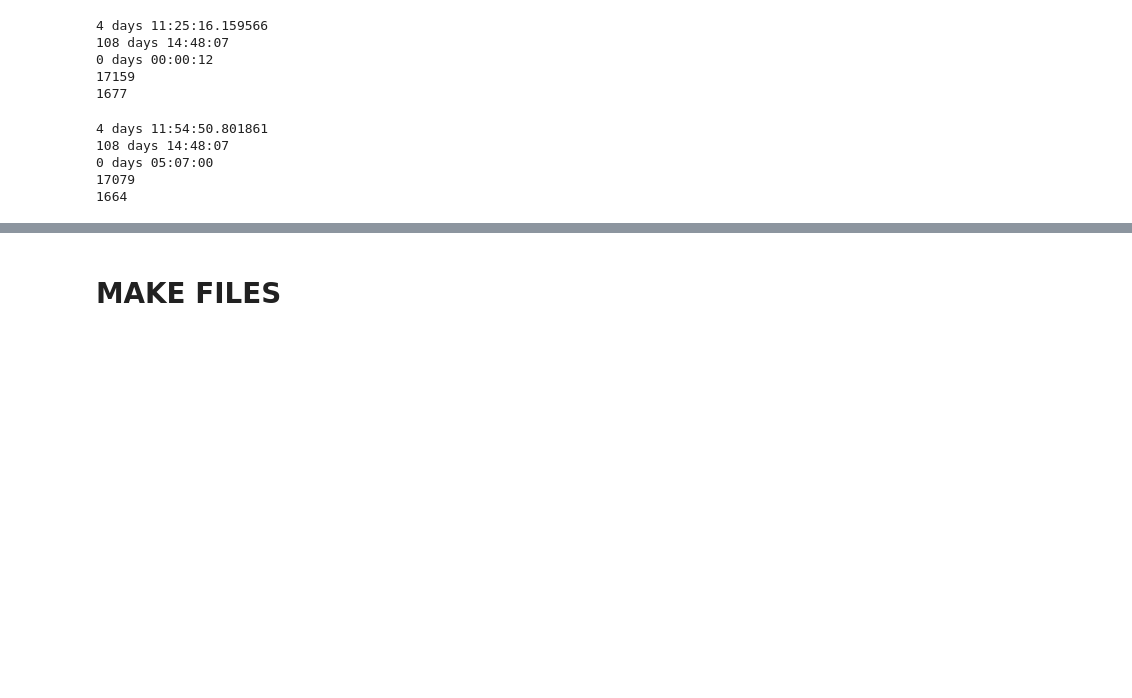
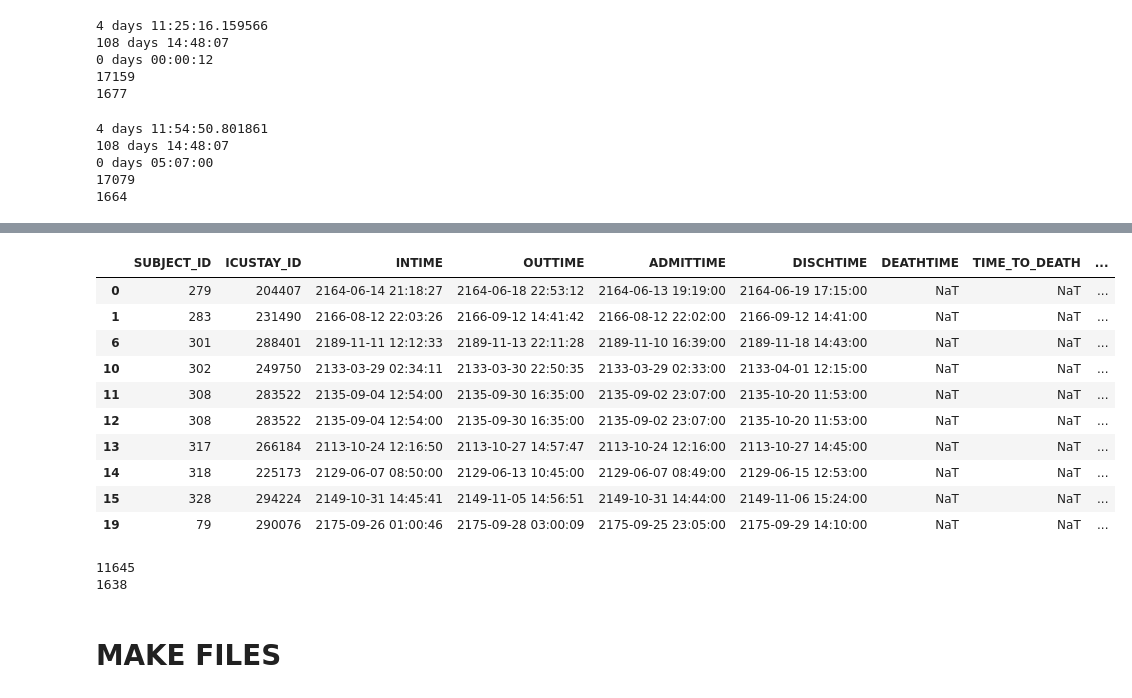
Before and after one commit to andresmore/HR_Analysis, a Jupyter notebook: HR_Analysis/LoadDataMimic.ipynb, the cells around one changed output, grey strips where cells are left out. Saved outputs shown, nothing was run; the diff lists cells and outputs as text; code cells hidden in the pictures; blank space fills up the shorter version.

Commit message:
merge with signal durations based on physiobank links
file with signal durations based on file headers

```diff
--- a/HR_Analysis/LoadDataMimic.ipynb
+++ b/HR_Analysis/LoadDataMimic.ipynb
@@ -358,3 +358,7 @@ print(len(all_data[all_data.DEATHTIME.isna()==False])) # how many died
 0 days 05:07:00
 17079
 1664
+# %%
+signal_data = pd.read_csv('signal_data.csv', header=[0], index_col=[0])
+signal_data['start']=pd.to_datetime(signal_data['start'])
+signal_data.head()
@@ -360,0 +372,3 @@ print(len(all_data[all_data.DEATHTIME.isna()==False])) # how many died
+# %%
+signal_data['f_signal_duration']=signal_data['length']/(125*3600)
+signal_data.head()
@@ -361,3 +382,30 @@ print(len(all_data[all_data.DEATHTIME.isna()==False])) # how many died
+# %%
+#join mimic and signal data based on subject_id and patient_id, start is between in time and out time
+df = pd.merge(all_data, signal_data, how='inner', left_on='SUBJECT_ID', right_on='Patient_ID')
+df = df[(df['start']>=df['INTIME']) & (df['start']<=df['OUTTIME'])]
+# %%
+#get signal > 5horas
+df = df[df.f_signal_duration>=5]
+# %%
+df.head(10)
+# %% [output]
+|  | SUBJECT_ID | ICUSTAY_ID | INTIME | OUTTIME | ADMITTIME | DISCHTIME | DEATHTIME | TIME_TO_DEATH | ... |
+| 0 | 279 | 204407 | 2164-06-14 21:18:27 | 2164-06-18 22:53:12 | 2164-06-13 19:19:00 | 2164-06-19 17:15:00 | NaT | NaT | ... |
+| 1 | 283 | 231490 | 2166-08-12 22:03:26 | 2166-09-12 14:41:42 | 2166-08-12 22:02:00 | 2166-09-12 14:41:00 | NaT | NaT | ... |
+| 6 | 301 | 288401 | 2189-11-11 12:12:33 | 2189-11-13 22:11:28 | 2189-11-10 16:39:00 | 2189-11-18 14:43:00 | NaT | NaT | ... |
+| 10 | 302 | 249750 | 2133-03-29 02:34:11 | 2133-03-30 22:50:35 | 2133-03-29 02:33:00 | 2133-04-01 12:15:00 | NaT | NaT | ... |
+| 11 | 308 | 283522 | 2135-09-04 12:54:00 | 2135-09-30 16:35:00 | 2135-09-02 23:07:00 | 2135-10-20 11:53:00 | NaT | NaT | ... |
+| 12 | 308 | 283522 | 2135-09-04 12:54:00 | 2135-09-30 16:35:00 | 2135-09-02 23:07:00 | 2135-10-20 11:53:00 | NaT | NaT | ... |
+| 13 | 317 | 266184 | 2113-10-24 12:16:50 | 2113-10-27 14:57:47 | 2113-10-24 12:16:00 | 2113-10-27 14:45:00 | NaT | NaT | ... |
+| 14 | 318 | 225173 | 2129-06-07 08:50:00 | 2129-06-13 10:45:00 | 2129-06-07 08:49:00 | 2129-06-15 12:53:00 | NaT | NaT | ... |
+| 15 | 328 | 294224 | 2149-10-31 14:45:41 | 2149-11-05 14:56:51 | 2149-10-31 14:44:00 | 2149-11-06 15:24:00 | NaT | NaT | ... |
+| 19 | 79 | 290076 | 2175-09-26 01:00:46 | 2175-09-28 03:00:09 | 2175-09-25 23:05:00 | 2175-09-29 14:10:00 | NaT | NaT | ... |
+# %%
+print(len(df))
+print(len(df[df.DEATHTIME.isna()==False])) # how many died
+# %% [output]
+11645
+1638
 # %% [markdown]
 # MAKE FILES
 # %%
```
Also changed, not shown: parts of 2 cells of this notebook, 1 other file.
